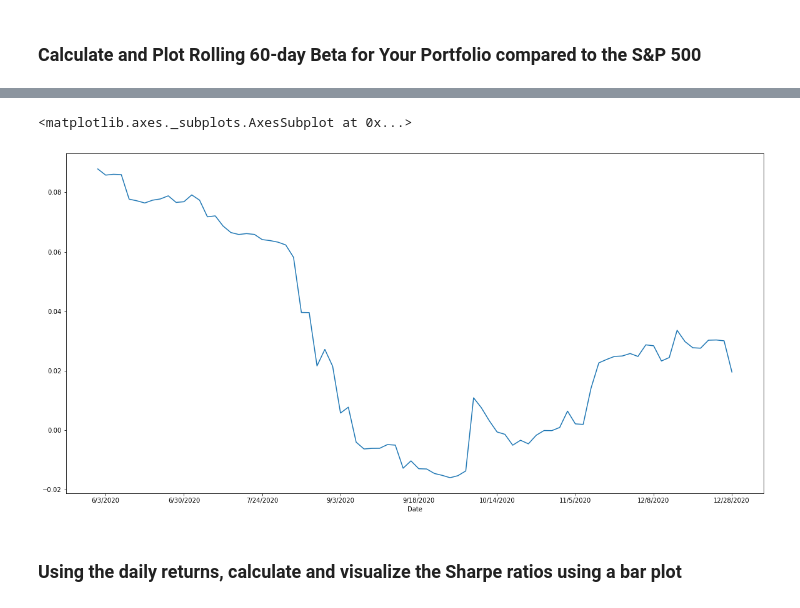
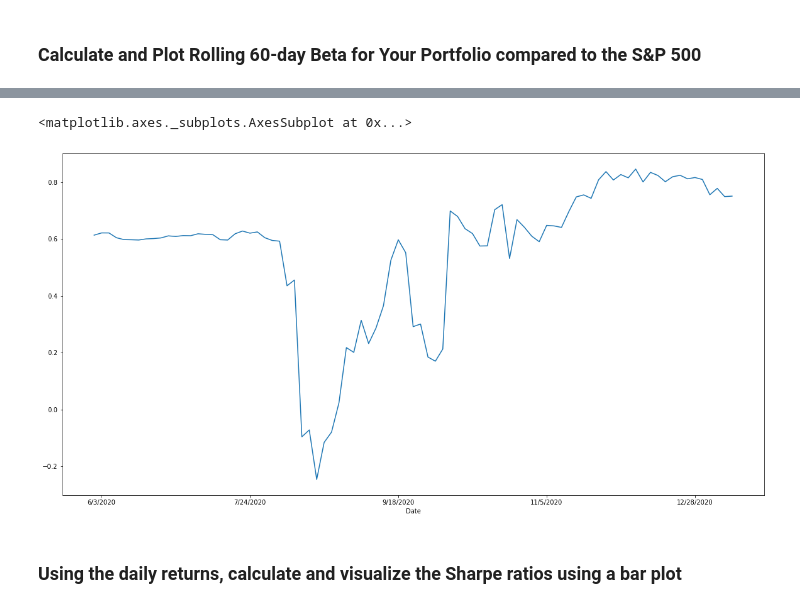
Before and after one commit to EvitaL1983/Pandas-Homework, a Jupyter notebook: Code/Starter_Code/whale_analysis.ipynb, the cells around one changed output, grey strips where cells are left out. Drawn from its saved outputs; the diff is of its cells as text; code cells hidden in the pictures.

```diff
--- a/Code/Starter_Code/whale_analysis.ipynb
+++ b/Code/Starter_Code/whale_analysis.ipynb
@@ -735,19 +735,18 @@ correlation = joined_df.corr().plot()
 ### Calculate and Plot Rolling 60-day Beta for Your Portfolio compared to the S&P 500
 # %%
 #Calculate then Concat SP500 returns to the portfolio
-#sp500_history_data = Path("Resources/sp500_history.csv")
-#sp500_history_df = pd.read_csv(sp500_history_data, infer_datetime_format = True, parse_dates = True )
-#sp500_history_df.head()
-#sp500_history_df.set_index(pd.to_datetime(sp500_history_df['Date'], infer_datetime_format=True), inplace=True)
-#sp500_history_df.head()
-#sp500_history_df = sp500_history_df.drop(columns=['Date'])
-#sp500_history_df.head()
-#sp500_history_df['Close'] = pd.to_numeric(sp500_history_df['Close'].str.replace('$', ''),)
-#sp500_daily_returns_df = sp500_history_df.pct_change()
-#sp500_daily_returns_df.head()
-#sp500_daily_returns_df = sp500_daily_returns_df.dropna().copy()
-#sp500_daily_returns_df = sp500_daily_returns_df.rename(columns={"Close":"SP500"})
-#sp500_daily_returns_df.head()
+sp500_history_21_data = Path("Resources/sp500_history_21.csv")
+sp500_history_df = pd.read_csv(sp500_history_21_data, infer_datetime_format = True, parse_dates=True)
+sp500_history_df.head()
+sp500_history_df.set_index(sp500_history_df['Date'], inplace=True)
+sp500_history_df.head()
+sp500_history_df = sp500_history_df.drop(columns=['Date'])
+sp500_history_df.head()
+sp500_daily_returns_df = sp500_history_df.pct_change()
+sp500_daily_returns_df.head()
+sp500_daily_returns_df = sp500_daily_returns_df.dropna().copy()
+sp500_daily_returns_df = sp500_daily_returns_df.rename(columns={"Close":"SP500"})
+sp500_daily_returns_df.head()
 # %% [output]
 |  | SP500 |
 | Date |  |
@@ -759,6 +779,6 @@ correlation = joined_df.corr().plot()
 # %%
-#together_df = pd.concat([joined_df, sp500_daily_returns_df], axis="columns", join="inner")
-#together_df
+together_df = pd.concat([joined_df, sp500_daily_returns_df], axis="columns", join="inner")
+together_df
 # %% [output]
 |  | APPB | DLTR | PZZA | Portfolio Returns | SP500 |
 | Date |  |  |  |  |  |
@@ -765,18 +797,18 @@ correlation = joined_df.corr().plot()
 # %%
 # Calculate and plot Beta
 
-covariance = joined_df["PZZA"].rolling(window=60).cov(joined_df["Portfolio Returns"])
+covariance = together_df["PZZA"].rolling(window=60).cov(together_df["SP500"])
 covariance
 
-variance = joined_df["Portfolio Returns"].rolling(window=60).var()
+variance = together_df["SP500"].rolling(window=60).var()
 variance
 
 beta = covariance / variance
 
 beta.plot(figsize = (20,10))
 # %% [output]
 <matplotlib.axes._subplots.AxesSubplot at 0x...>
-[figure, old version]
+[figure, new version]
 # %% [markdown]
 ### Using the daily returns, calculate and visualize the Sharpe ratios using a bar plot
 # %%
```
Also changed, not shown: parts of 4 cells of this notebook, 1 other file.
